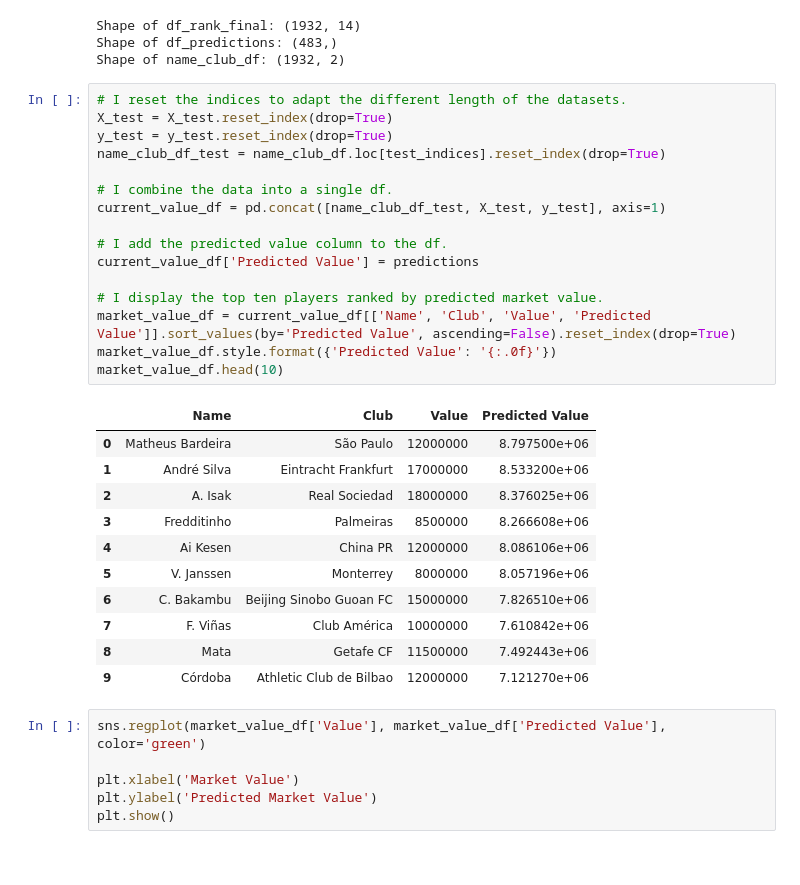
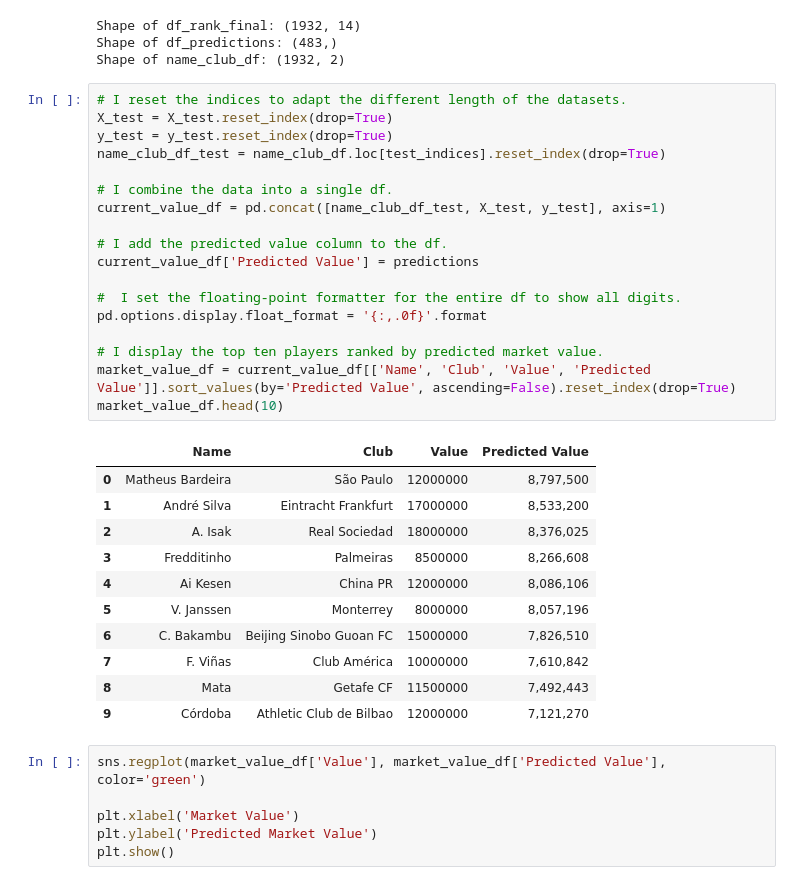
Before and after one commit to ieumann/data_mid_bootcamp_project_FIFA_MoneyBall, a Jupyter notebook: FIFA21_analysis-and-documentation.ipynb, the cells around one changed output. Saved outputs shown, nothing was run; the diff lists cells and outputs as text.

```diff
--- a/FIFA21_analysis-and-documentation.ipynb
+++ b/FIFA21_analysis-and-documentation.ipynb
@@ -466,31 +467,33 @@ Shape of name_club_df: (1932, 2)
 # %%
 # I reset the indices to adapt the different length of the datasets.
 X_test = X_test.reset_index(drop=True)
 y_test = y_test.reset_index(drop=True)
 name_club_df_test = name_club_df.loc[test_indices].reset_index(drop=True)
 
 # I combine the data into a single df.
 current_value_df = pd.concat([name_club_df_test, X_test, y_test], axis=1)
 
 # I add the predicted value column to the df.
 current_value_df['Predicted Value'] = predictions
 
+#  I set the floating-point formatter for the entire df to show all digits.
+pd.options.display.float_format = '{:,.0f}'.format
+
 # I display the top ten players ranked by predicted market value.
 market_value_df = current_value_df[['Name', 'Club', 'Value', 'Predicted Value']].sort_values(by='Predicted Value', ascending=False).reset_index(drop=True)
-market_value_df.style.format({'Predicted Value': '{:.0f}'})
 market_value_df.head(10)
 # %% [output]
 |  | Name | Club | Value | Predicted Value |
-| 0 | Matheus Bardeira | São Paulo | 12000000 | 8.797500e+06 |
-| 1 | André Silva | Eintracht Frankfurt | 17000000 | 8.533200e+06 |
-| 2 | A. Isak | Real Sociedad | 18000000 | 8.376025e+06 |
-| 3 | Fredditinho | Palmeiras | 8500000 | 8.266608e+06 |
-| 4 | Ai Kesen | China PR | 12000000 | 8.086106e+06 |
-| 5 | V. Janssen | Monterrey | 8000000 | 8.057196e+06 |
-| 6 | C. Bakambu | Beijing Sinobo Guoan FC | 15000000 | 7.826510e+06 |
-| 7 | F. Viñas | Club América | 10000000 | 7.610842e+06 |
-| 8 | Mata | Getafe CF | 11500000 | 7.492443e+06 |
-| 9 | Córdoba | Athletic Club de Bilbao | 12000000 | 7.121270e+06 |
+| 0 | Matheus Bardeira | São Paulo | 12000000 | 8,797,500 |
+| 1 | André Silva | Eintracht Frankfurt | 17000000 | 8,533,200 |
+| 2 | A. Isak | Real Sociedad | 18000000 | 8,376,025 |
+| 3 | Fredditinho | Palmeiras | 8500000 | 8,266,608 |
+| 4 | Ai Kesen | China PR | 12000000 | 8,086,106 |
+| 5 | V. Janssen | Monterrey | 8000000 | 8,057,196 |
+| 6 | C. Bakambu | Beijing Sinobo Guoan FC | 15000000 | 7,826,510 |
+| 7 | F. Viñas | Club América | 10000000 | 7,610,842 |
+| 8 | Mata | Getafe CF | 11500000 | 7,492,443 |
+| 9 | Córdoba | Athletic Club de Bilbao | 12000000 | 7,121,270 |
 # %%
 sns.regplot(market_value_df['Value'], market_value_df['Predicted Value'], color='green')
 
```
Also changed, not shown: parts of 3 cells of this notebook.
